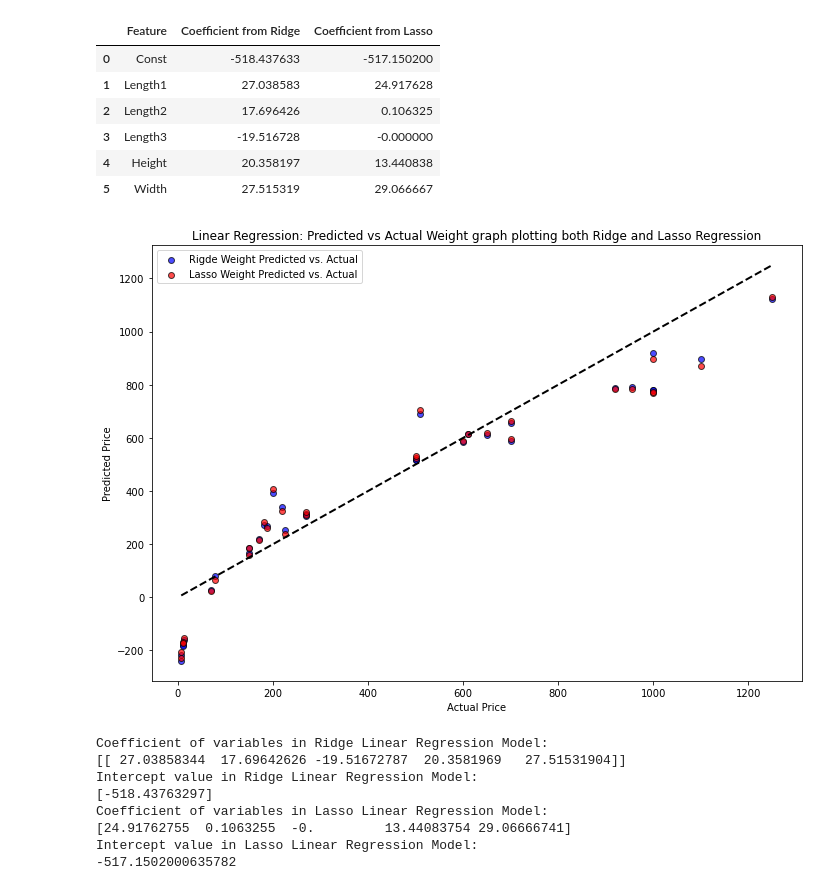
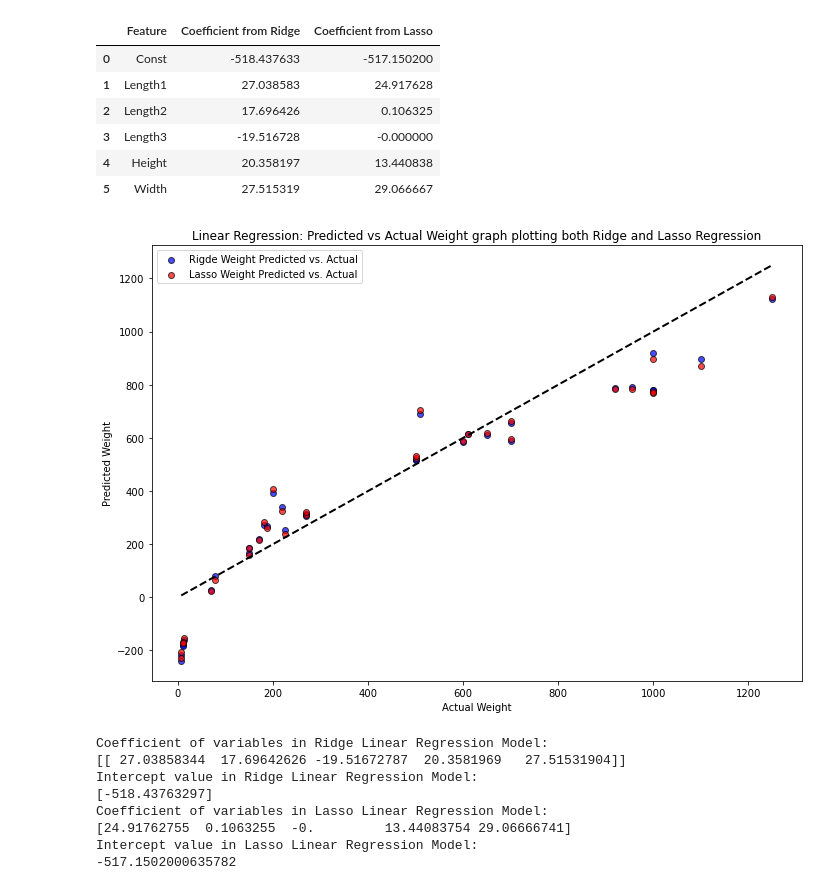
Before and after one commit to buddhathapa12/machine-learning, a Jupyter notebook: linearRegression_Assignment1/E923Q669_CS770_Asignment1_Q2.ipynb, the cells around one changed output. Drawn from its saved outputs; the diff is of its cells as text; code cells hidden in the pictures.

```diff
--- a/linearRegression_Assignment1/E923Q669_CS770_Asignment1_Q2.ipynb
+++ b/linearRegression_Assignment1/E923Q669_CS770_Asignment1_Q2.ipynb
@@ -519,17 +519,17 @@ coeff_df
 # %%
 fig, axs = plt.subplots(figsize=(10, 7))
 plt.scatter(y_test, y_test_predicted_ridge, color='blue', edgecolor='k', alpha=0.7, label='Rigde Weight Predicted vs. Actual')
 plt.scatter(y_test, y_test_predicted_lasso, color='red', edgecolor='k', alpha=0.7, label='Lasso Weight Predicted vs. Actual')
 plt.plot([y_test.min(), y_test.max()], [y_test.min(), y_test.max()], 'k--', lw=2)
-plt.xlabel('Actual Price')
-plt.ylabel('Predicted Price')
+plt.xlabel('Actual Weight')
+plt.ylabel('Predicted Weight')
 plt.title(f'Linear Regression: Predicted vs Actual Weight graph plotting both Ridge and Lasso Regression')
 plt.legend()
 plt.tight_layout()
 plt.savefig(f'fish_images/scatter plot between predicted vs actual weights comparing Ridge and Lasso regression model', dpi=300, bbox_inches='tight')
 plt.show()
 # %% [output]
-[figure, old version]
+[figure, new version]
 # %%
 print(f"Coefficient of variables in Ridge Linear Regression Model: \n{rigged_linear_model.coef_}")
 print(f"Intercept value in Ridge Linear Regression Model: \n{rigged_linear_model.intercept_}")
```
Also changed, not shown: parts of 20 cells of this notebook.
